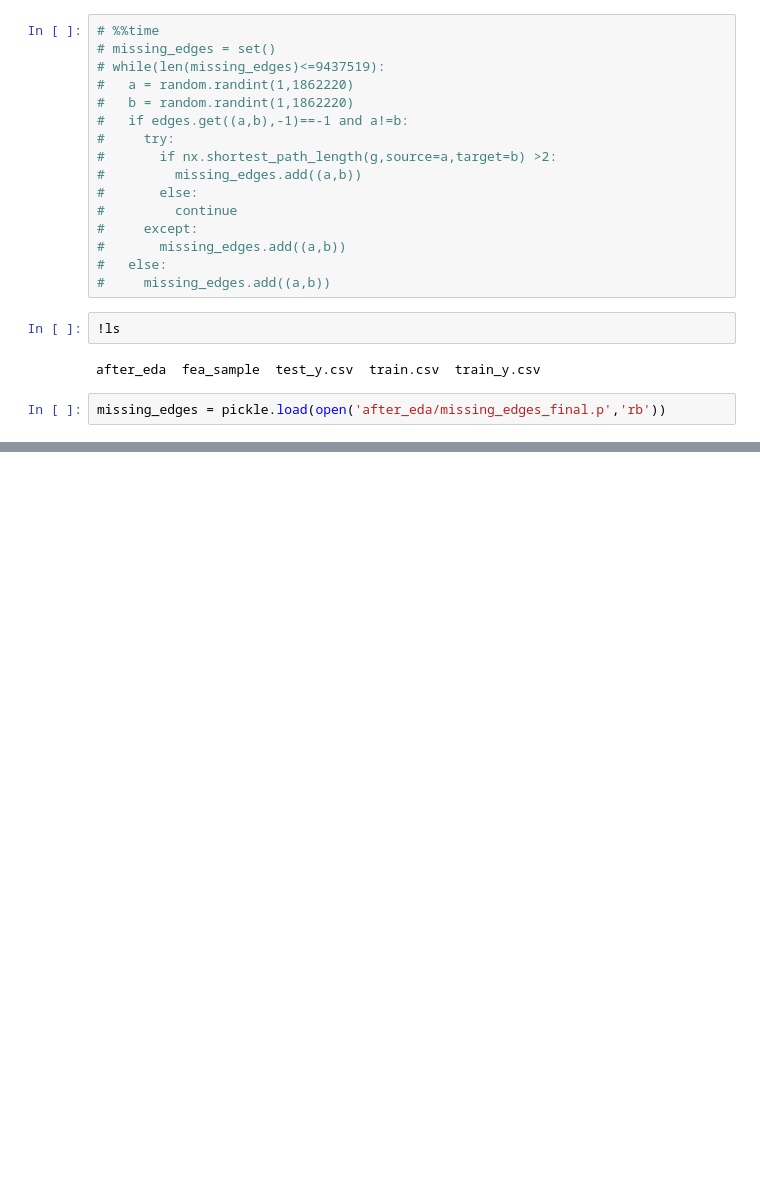
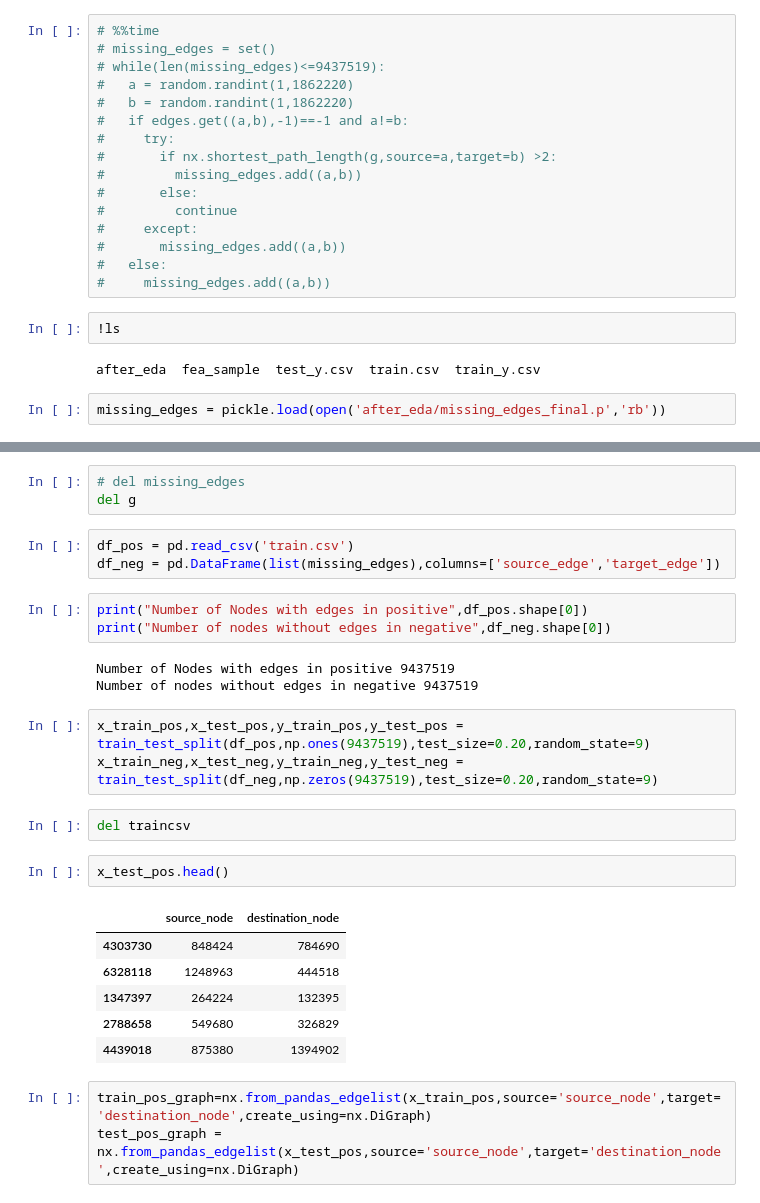
Before and after one commit to subro12/FacebookFriendRecommendation, a Jupyter notebook: S_FB_EDA.ipynb, the cells around one changed output, grey strips where cells are left out. Saved outputs shown, nothing was run; the diff lists cells and outputs as text; blank space fills up the shorter version.

```diff
--- a/S_FB_EDA.ipynb
+++ b/S_FB_EDA.ipynb
@@ -434,0 +445,29 @@ missing_edges = pickle.load(open('after_eda/missing_edges_final.p','rb'))
+# %%
+# del missing_edges
+del g
+# %%
+df_pos = pd.read_csv('train.csv')
+df_neg = pd.DataFrame(list(missing_edges),columns=['source_edge','target_edge'])
+# %%
+print("Number of Nodes with edges in positive",df_pos.shape[0])
+print("Number of nodes without edges in negative",df_neg.shape[0])
+# %% [output]
+Number of Nodes with edges in positive 9437519
+Number of nodes without edges in negative 9437519
+# %%
+x_train_pos,x_test_pos,y_train_pos,y_test_pos = train_test_split(df_pos,np.ones(9437519),test_size=0.20,random_state=9)
+x_train_neg,x_test_neg,y_train_neg,y_test_neg = train_test_split(df_neg,np.zeros(9437519),test_size=0.20,random_state=9)
+# %%
+del traincsv
+# %%
+x_test_pos.head()
+# %% [output]
+|  | source_node | destination_node |
+| 4303730 | 848424 | 784690 |
+| 6328118 | 1248963 | 444518 |
+| 1347397 | 264224 | 132395 |
+| 2788658 | 549680 | 326829 |
+| 4439018 | 875380 | 1394902 |
+# %%
+train_pos_graph=nx.from_pandas_edgelist(x_train_pos,source='source_node',target='destination_node',create_using=nx.DiGraph)
+test_pos_graph = nx.from_pandas_edgelist(x_test_pos,source='source_node',target='destination_node',create_using=nx.DiGraph)
```
Also changed, not shown: parts of 8 cells of this notebook.
